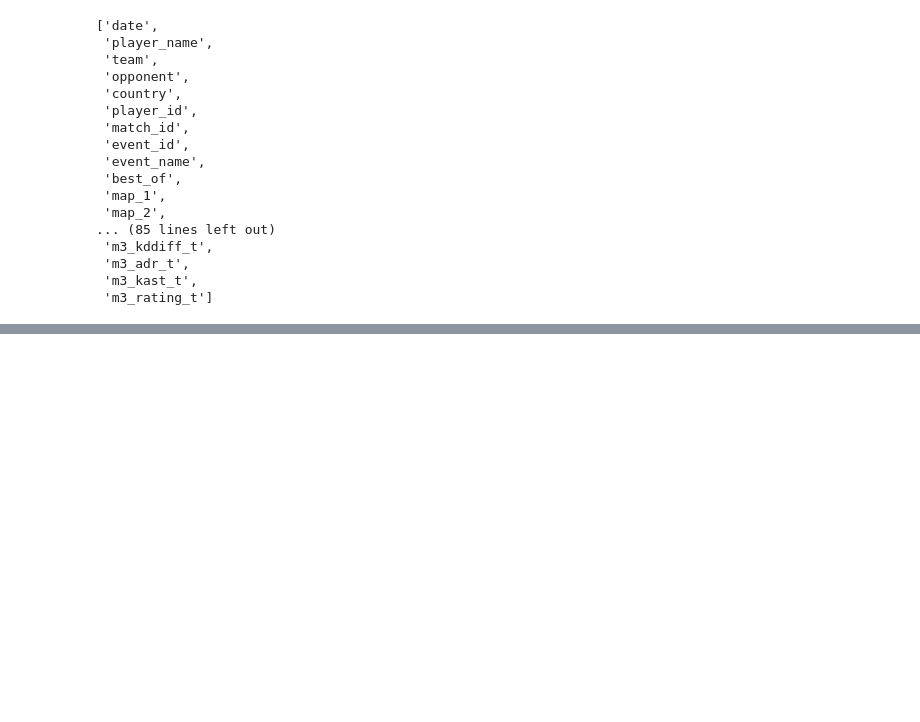
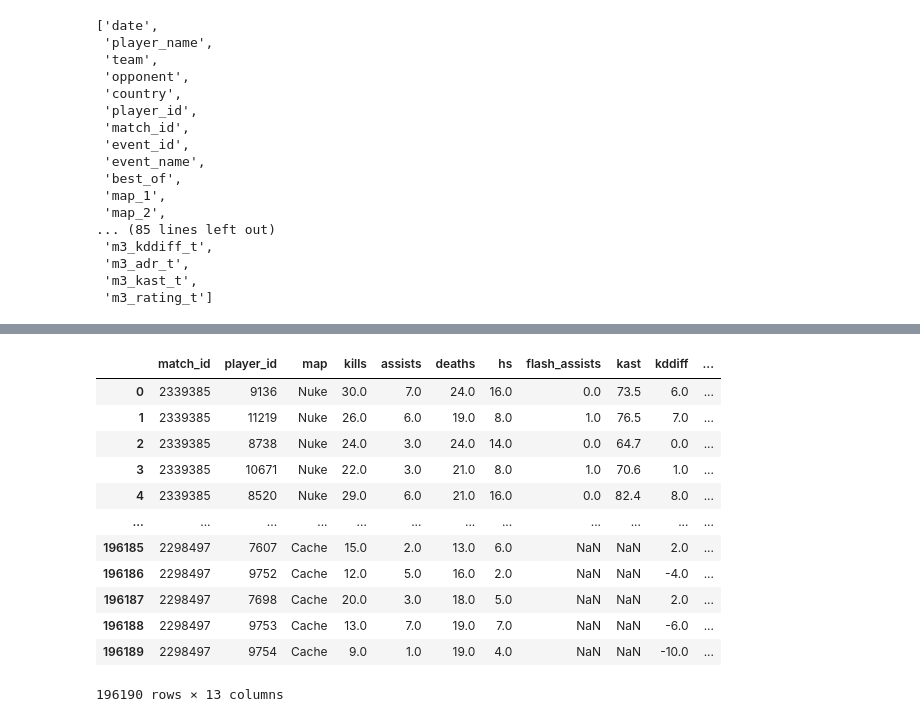
Before and after one commit to pqrt12/Final_Project, a Jupyter notebook: Notebook/ETL_process_historical_data.ipynb, the cells around one changed output, grey strips where cells are left out. Cells and saved outputs as stored; diff of their text form; code cells hidden in the pictures; blank space fills up the shorter version.

```diff
--- a/Notebook/ETL_process_historical_data.ipynb
+++ b/Notebook/ETL_process_historical_data.ipynb
@@ -399,0 +432,3 @@ players_map1_df
+# %%
+players_map2_df = players_df[columns_map_2]
+players_map2_df
@@ -399,0 +469,3 @@ players_map1_df
+# %%
+players_map2_df_nna = players_map2_df.dropna(thresh=4)
+players_map2_df_nna
@@ -399,0 +579,15 @@ players_map1_df
+# %%
+players_map2_df_nna = players_map2_df_nna.rename(columns = {
+                                                            "map_2": "map",
+                                                            "m2_kills": "kills",
+                                                            "m2_assists": "assists",
+                                                            "m2_deaths": "deaths",
+                                                            "m2_hs": "hs",
+                                                            "m2_flash_assists": "flash_assists",
+                                                            "m2_kast": "kast",
+                                                            "m2_kddiff": "kddiff",
+                                                            "m2_adr": "adr",
+                                                            "m2_fkdiff": "fkdiff",
+                                                            "m2_rating": "rating"
+})
+players_map2_df_nna.head()
@@ -399,0 +601,17 @@ players_map1_df
+# %%
+players_map2_df_nna.reset_index(drop=True, inplace=True)
+players_map2_df_nna
+# %% [output]
+|  | match_id | player_id | map | kills | assists | deaths | hs | flash_assists | kast | kddiff | ... |
+| 0 | 2339385 | 9136 | Nuke | 30.0 | 7.0 | 24.0 | 16.0 | 0.0 | 73.5 | 6.0 | ... |
+| 1 | 2339385 | 11219 | Nuke | 26.0 | 6.0 | 19.0 | 8.0 | 1.0 | 76.5 | 7.0 | ... |
+| 2 | 2339385 | 8738 | Nuke | 24.0 | 3.0 | 24.0 | 14.0 | 0.0 | 64.7 | 0.0 | ... |
+| 3 | 2339385 | 10671 | Nuke | 22.0 | 3.0 | 21.0 | 8.0 | 1.0 | 70.6 | 1.0 | ... |
+| 4 | 2339385 | 8520 | Nuke | 29.0 | 6.0 | 21.0 | 16.0 | 0.0 | 82.4 | 8.0 | ... |
+| ... | ... | ... | ... | ... | ... | ... | ... | ... | ... | ... | ... |
+| 196185 | 2298497 | 7607 | Cache | 15.0 | 2.0 | 13.0 | 6.0 | NaN | NaN | 2.0 | ... |
+| 196186 | 2298497 | 9752 | Cache | 12.0 | 5.0 | 16.0 | 2.0 | NaN | NaN | -4.0 | ... |
+| 196187 | 2298497 | 7698 | Cache | 20.0 | 3.0 | 18.0 | 5.0 | NaN | NaN | 2.0 | ... |
+| 196188 | 2298497 | 9753 | Cache | 13.0 | 7.0 | 19.0 | 7.0 | NaN | NaN | -6.0 | ... |
+| 196189 | 2298497 | 9754 | Cache | 9.0 | 1.0 | 19.0 | 4.0 | NaN | NaN | -10.0 | ... |
+196190 rows × 13 columns
```
Also changed, not shown: parts of 20 cells of this notebook.
